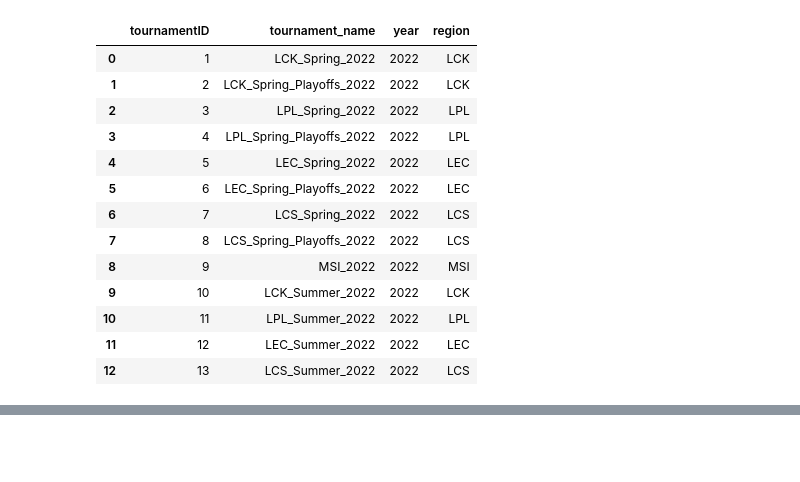
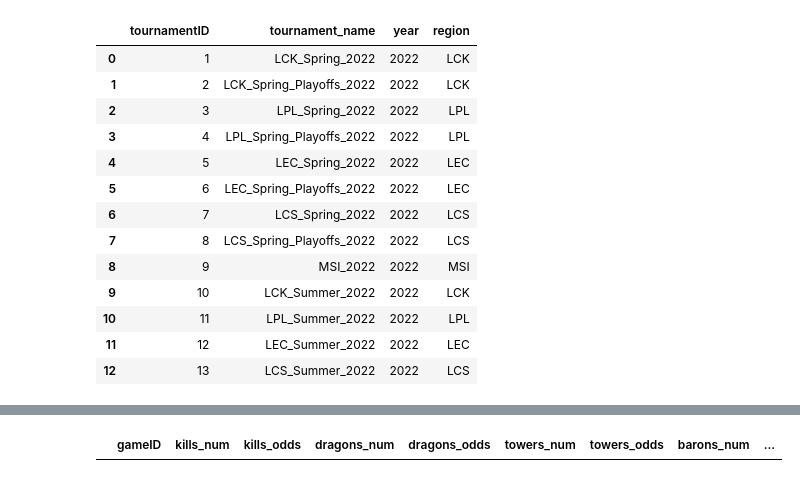
Before and after one commit to overlordLoki/lolz-server, a Jupyter notebook: playAround.ipynb, the cells around one changed output, grey strips where cells are left out. Saved outputs shown, nothing was run; the diff lists cells and outputs as text; code cells hidden in the pictures; blank space fills up the shorter version.

```diff
--- a/playAround.ipynb
+++ b/playAround.ipynb
@@ -83,0 +76,5 @@ Text(0, 0.5, 'Total Dragons')
+# %%
+oddsTable = pd.read_sql_query('SELECT * FROM oddsTable', db.engine)
+oddsTable
+# %% [output]
+|  | gameID | kills_num | kills_odds | dragons_num | dragons_odds | towers_num | towers_odds | barons_num | ... |
```
Also changed, not shown: parts of 1 cell of this notebook, 2 other files.
